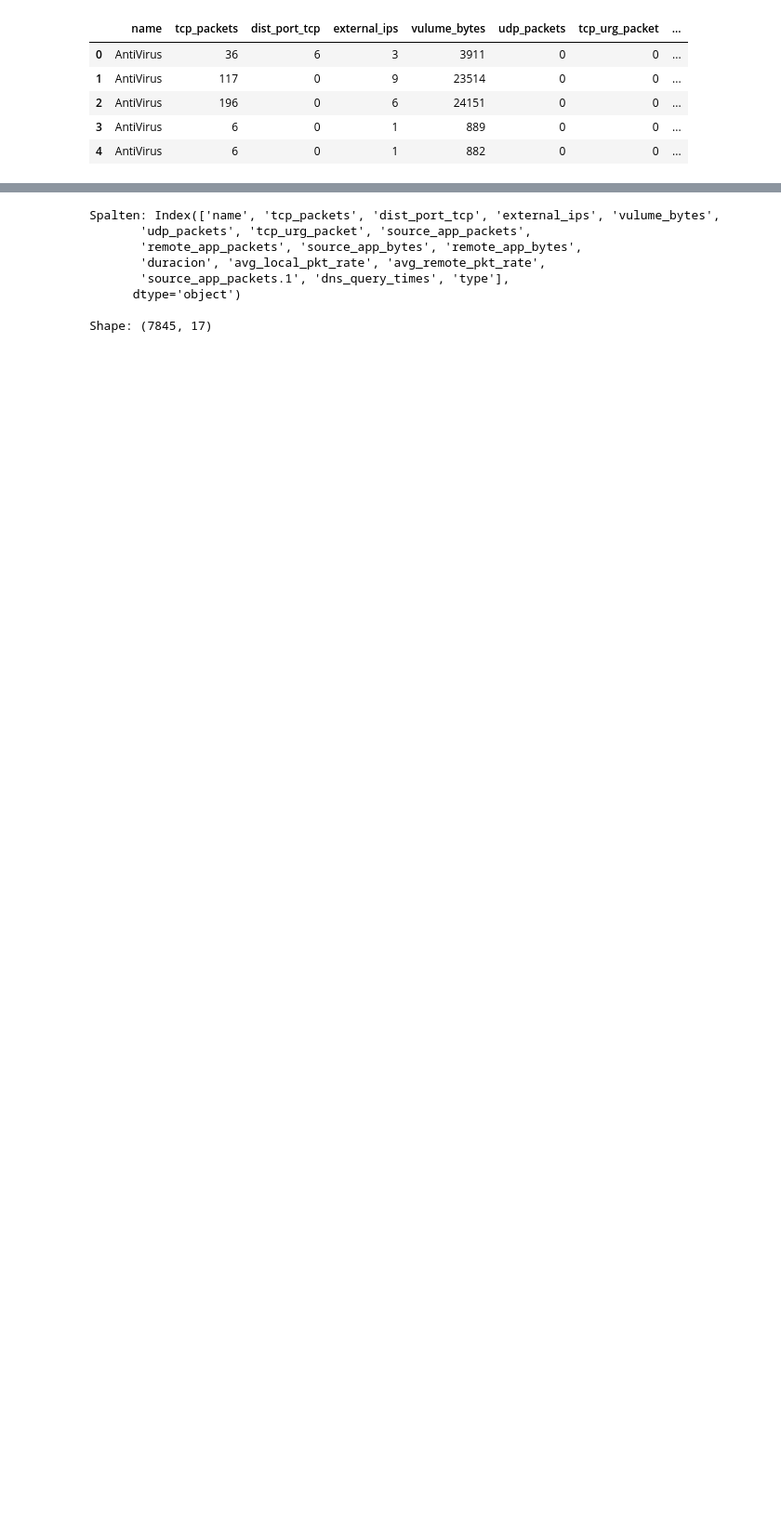
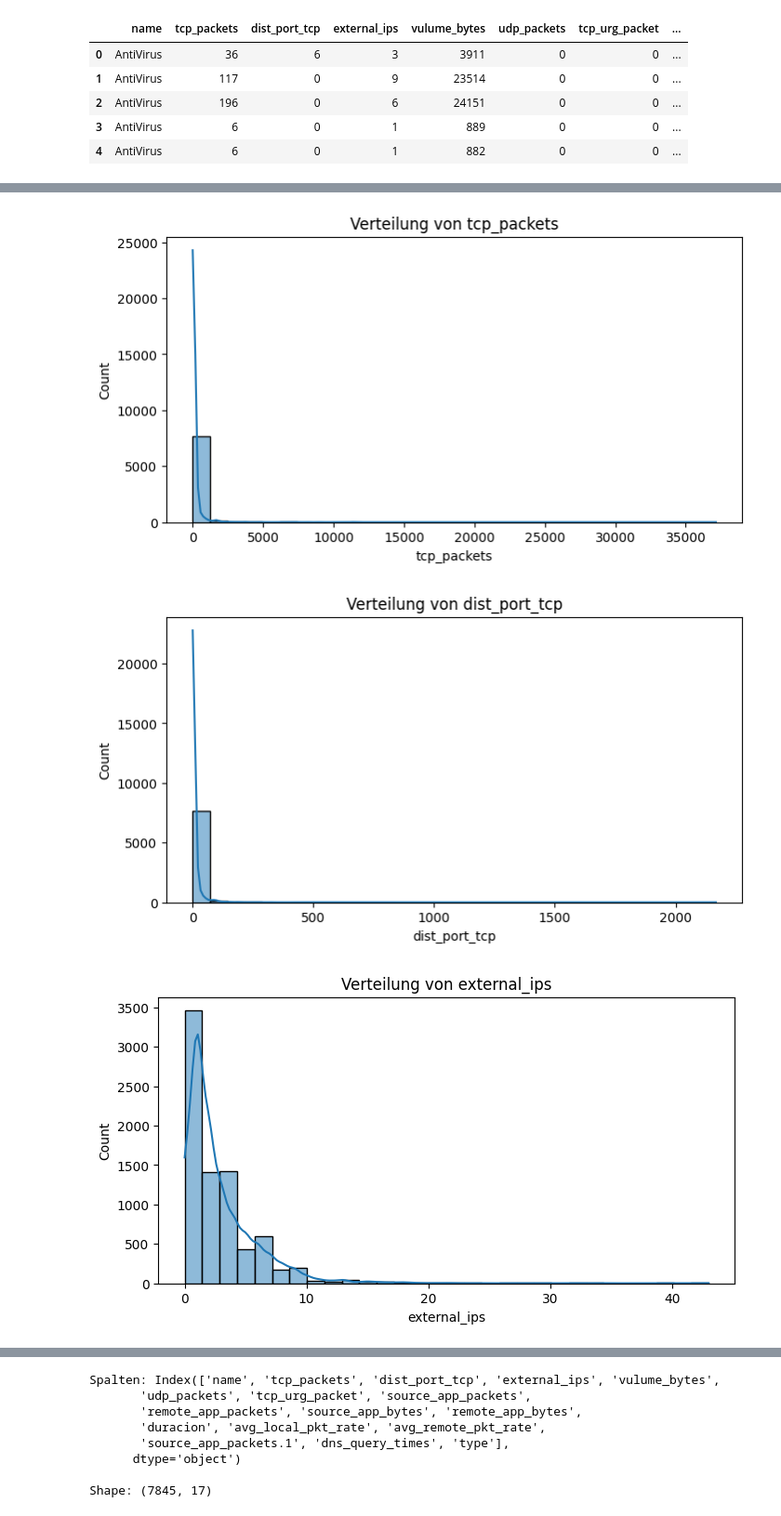
Before and after one commit to arlindgu/dsai-ai-training, a Jupyter notebook: notebooknew.ipynb, the cells around one changed output, grey strips where cells are left out. Shown at 93% size. Drawn from its saved outputs; the diff is of its cells as text; code cells hidden in the pictures; blank space fills up the shorter version.

```diff
--- a/notebooknew.ipynb
+++ b/notebooknew.ipynb
@@ -31,0 +45,76 @@ df.head()
+# %%
+import pandas as pd
+import numpy as np
+import seaborn as sns
+import matplotlib.pyplot as plt
+
+# 1. Deskriptive Statistik
+print("Deskriptive Statistik:\n", df.describe())
+
+# 2. Verteilung der Variablen
+numerical_columns = df.select_dtypes(include=[np.number]).columns
+for column in numerical_columns:
+    plt.figure(figsize=(8, 4))
+    sns.histplot(df[column], kde=True, bins=30)
+    plt.title(f'Verteilung von {column}')
+    plt.show()
+
+# 3. Korrelationen
+correlation_matrix = df.drop(['name', 'type'], axis=1).corr()
+plt.figure(figsize=(10, 8))
+sns.heatmap(correlation_matrix, annot=True, cmap="coolwarm")
+plt.title('Korrelationsmatrix')
+plt.show()
+
+# 4. Fehlende Werte
+missing_values = df.isnull().sum()
+print("Fehlende Werte pro Spalte:\n", missing_values)
+sns.heatmap(df.isnull(), cbar=False, cmap='viridis')
+plt.title('Visualisierung fehlender Werte')
+plt.show()
+
+# 5. Kategorische Variablen
+categorical_columns = df.select_dtypes(include=["object", "category"]).columns
+for column in categorical_columns:
+    plt.figure(figsize=(8, 4))
+    sns.countplot(x=column, data=df, order=df[column].value_counts().index)
+    plt.title(f'Häufigkeitsverteilung von {column}')
+    plt.xticks(rotation=45)
+    plt.show()
+
+# 6. Gruppierte Analysen
+if not categorical_columns.empty:
+    group_column = categorical_columns[0]
+    grouped_stats = df.groupby(group_column).mean()
+    print(f"Gruppierte Statistiken für {group_column}:\n", grouped_stats)
+
+# 7. Zeitbasierte Analysen (falls Zeitdaten vorhanden)
+if 'date' in df.columns:
+    df['date'] = pd.to_datetime(df['date'])
+    df.set_index('date', inplace=True)
+    df.resample('M').mean().plot(figsize=(10, 6))
+    plt.title('Zeitbasierte Trends')
+    plt.show()
+
+# 8. Feature-Engineering-Vorbereitung
+interaction_terms = pd.DataFrame()
+for i, col1 in enumerate(numerical_columns):
+    for col2 in numerical_columns[i+1:]:
+        interaction_terms[f'{col1}_x_{col2}'] = df[col1] * df[col2]
+print("Erstellte Interaktionstermen:\n", interaction_terms.head())
+
+# 9. Anomalieerkennung
+from sklearn.ensemble import IsolationForest
+iso = IsolationForest(contamination=0.01, random_state=42)
+df['anomaly'] = iso.fit_predict(df[numerical_columns])
+anomalies = df[df['anomaly'] == -1]
+print(f"Anzahl Anomalien: {len(anomalies)}")
+
+# 10. Klassenverteilung (bei Klassifikationsproblemen)
+if 'target' in df.columns:
+    target_counts = df['target'].value_counts()
+    print("Klassenverteilung:\n", target_counts)
+    target_counts.plot(kind='bar', figsize=(8, 4))
+    plt.title('Klassenverteilung')
+    plt.show()
+# %% [output]
@@ -31,0 +138,3 @@ df.head()
+[figure, added]
+[figure, added]
+[figure, added]
```
Also changed, not shown: parts of 7 cells of this notebook, 1 other file.
